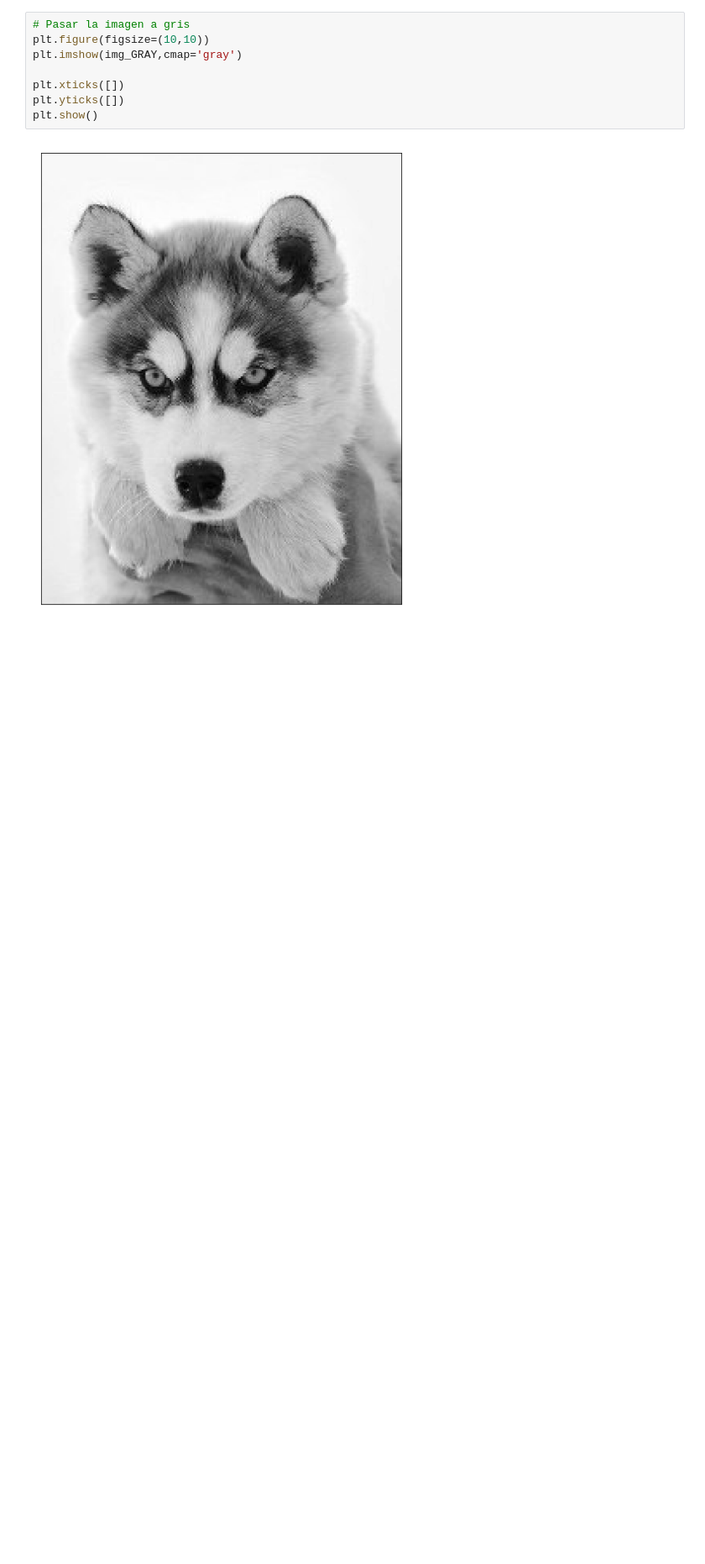
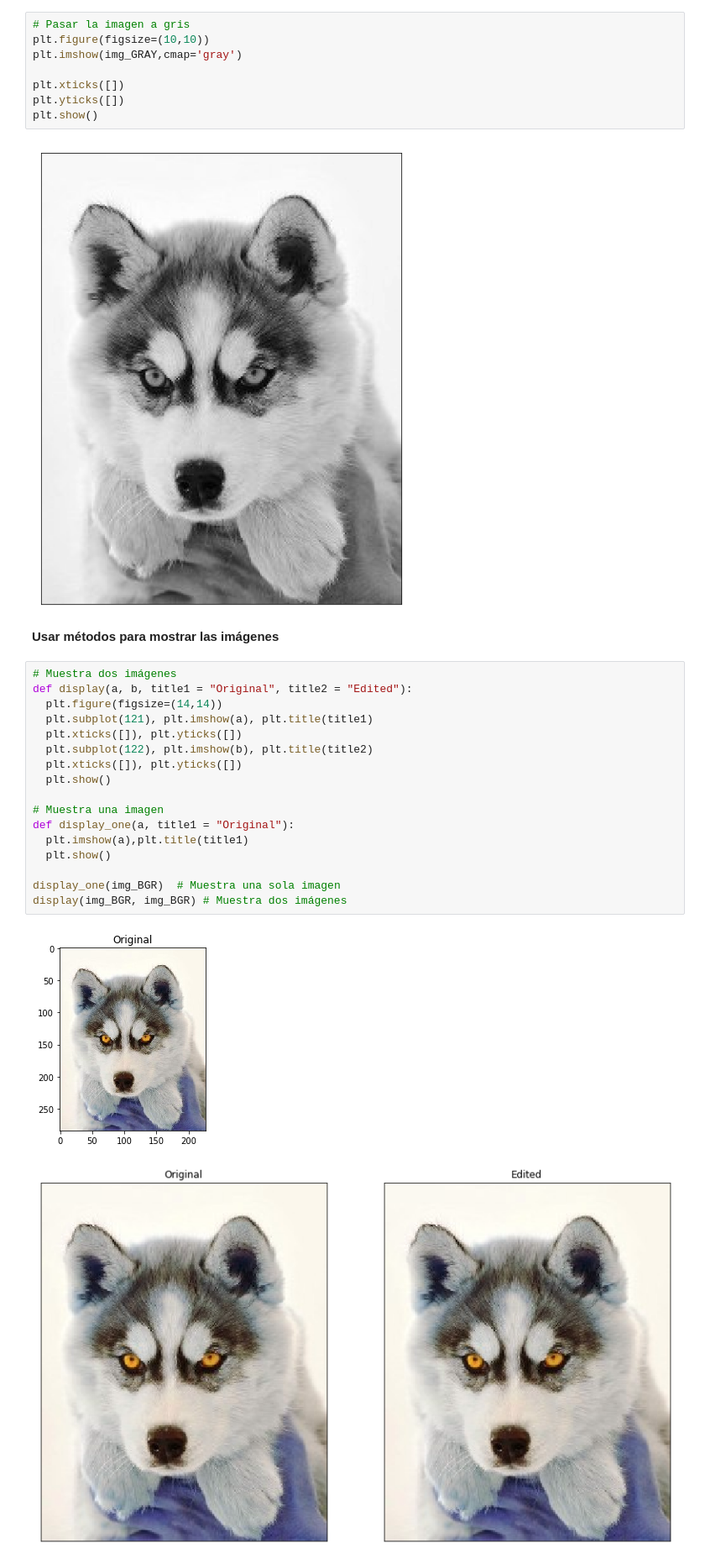
Before and after one commit to Telury/primagen, a Jupyter notebook: ejemplo.ipynb, the cells around one changed output. Shown at 84% size. Cells and saved outputs as stored; diff of their text form; blank space fills up the shorter version.

```diff
--- a/ejemplo.ipynb
+++ b/ejemplo.ipynb
@@ -157,3 +157,25 @@ plt.yticks([])
 plt.show()
 # %% [output]
 [figure]
+# %% [markdown]
+**Usar métodos para mostrar las imágenes**
+# %%
+# Muestra dos imágenes
+def display(a, b, title1 = "Original", title2 = "Edited"):
+  plt.figure(figsize=(14,14))
+  plt.subplot(121), plt.imshow(a), plt.title(title1)
+  plt.xticks([]), plt.yticks([])
+  plt.subplot(122), plt.imshow(b), plt.title(title2)
+  plt.xticks([]), plt.yticks([])
+  plt.show()
+
+# Muestra una imagen
+def display_one(a, title1 = "Original"):
+  plt.imshow(a),plt.title(title1)
+  plt.show()
+
+display_one(img_BGR)  # Muestra una sola imagen
+display(img_BGR, img_BGR) # Muestra dos imágenes
+# %% [output]
+[figure, added]
+[figure, added]
```
Also changed, not shown: parts of 5 cells of this notebook.
